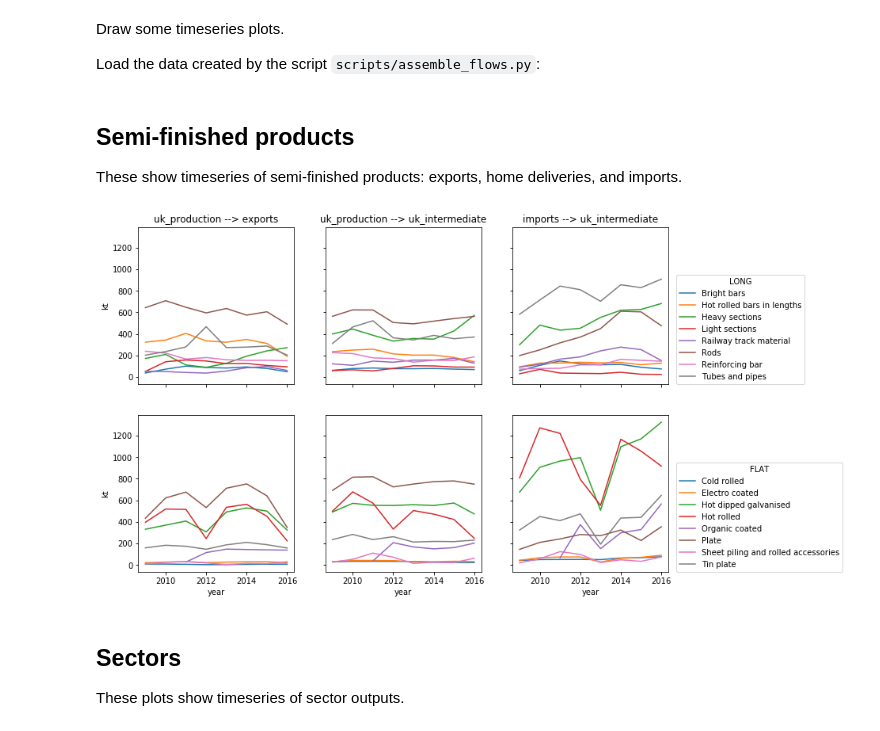
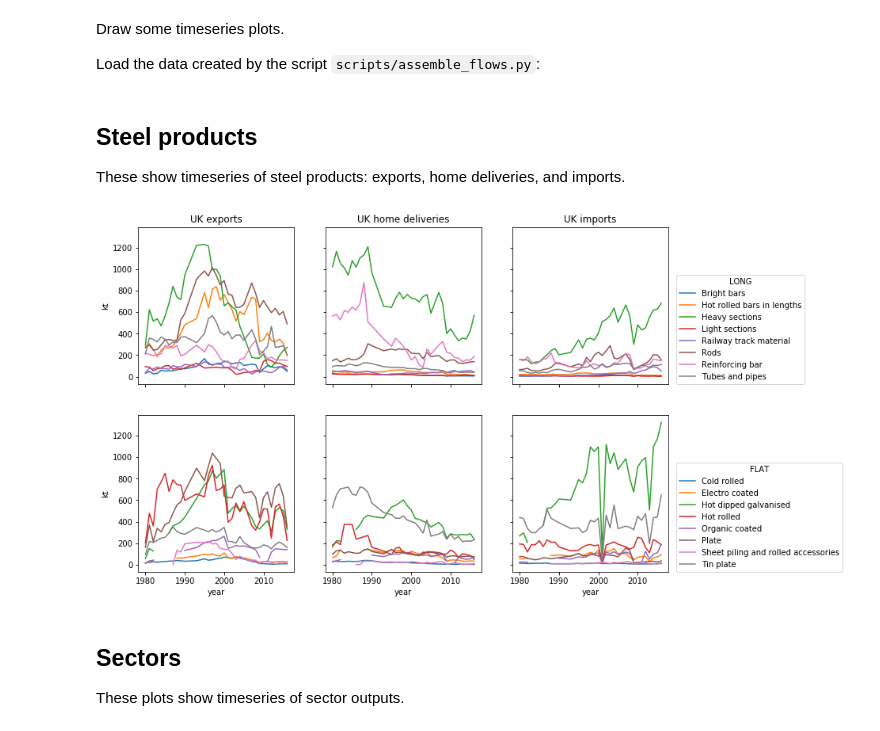
Before and after one commit to ricklupton/uk-steel-model, a Jupyter notebook: docs/Timeseries.ipynb, the cells around one changed output. Drawn from its saved outputs; the diff is of its cells as text; code cells hidden in the pictures.

```diff
--- a/docs/Timeseries.ipynb
+++ b/docs/Timeseries.ipynb
@@ -4,15 +4,14 @@ Draw some timeseries plots.
 Load the data created by the script `scripts/assemble_flows.py`:
 # %%
 import pandas as pd
-flows = pd.read_csv('data/flows.csv')
-flows2 = flows.set_index(['source', 'target', 'material', 'year']).sort_index()
+flows = pd.read_csv('../data/flows.csv')
 # %%
 %matplotlib inline
 import matplotlib.pyplot as plt
 # %% [markdown]
-## Semi-finished products
+## Steel products
 
-These show timeseries of semi-finished products: exports, home deliveries, and imports.
+These show timeseries of steel products: exports, home deliveries, and imports.
 # %%
 LONG_PRODUCTS = ['Bright bars', 'Hot rolled bars in lengths', 'Heavy sections', 'Light sections', 'Railway track material',
     'Rods', 'Reinforcing bar', 'Tubes and pipes']
@@ -21,21 +20,31 @@ FLAT_PRODUCTS = ['Cold rolled', 'Electro coated', 'Hot dipped galvanised', 'Hot
 # %%
 fig, ax = plt.subplots(2, 3, sharex=True, sharey=True, figsize=(12, 8))
 
-for i, (src, dst) in enumerate([('uk_production', 'exports'),
-                                ('uk_production', 'uk_intermediate'),
-                                ('imports', 'uk_intermediate')]):
-    df = flows2.loc[src, dst] \
-               .pivot_table(index='material', columns='year', values='value').T
-    df[LONG_PRODUCTS].plot(ax=ax[0, i], legend=False)
-    df[FLAT_PRODUCTS].plot(ax=ax[1, i], legend=False)
-    ax[0, i].set_title('%s --> %s' % (src, dst))
+def plot_products(axes, df, title):
+    df = df.pivot_table(index='material', columns='year', values='value').T
+    df[LONG_PRODUCTS].plot(ax=axes[0], legend=False)
+    df[FLAT_PRODUCTS].plot(ax=axes[1], legend=False)
+    axes[0].set_title(title)
+
+
+# UK production to exports
+df = flows[(flows['source'] == 'uk_production') & (flows['target'] == 'exports')]
+plot_products(ax[:, 0], df, 'UK exports')
+
+# UK production home deliveries
+df = flows[(flows['source'] == 'uk_production') & (flows['target'].str.startswith('sector '))]
+plot_products(ax[:, 1], df, 'UK home deliveries')
+
+# UK imports of steel products
+df = flows[(flows['source'] == 'imports') & (flows['target'].str.startswith('sector '))]
+plot_products(ax[:, 2], df, 'UK imports')
 
 ax[0, 0].set_ylabel('kt')
 ax[1, 0].set_ylabel('kt')
-ax[0, i].legend(loc=(1.05, 0), title='LONG');
-ax[1, i].legend(loc=(1.05, 0), title='FLAT');
+ax[0, 2].legend(loc=(1.05, 0), title='LONG');
+ax[1, 2].legend(loc=(1.05, 0), title='FLAT');
 # %% [output]
-[figure, old version]
+[figure, new version]
 # %% [markdown]
 ## Sectors
 
```
Also changed, not shown: parts of 2 cells of this notebook, 25 other files.
